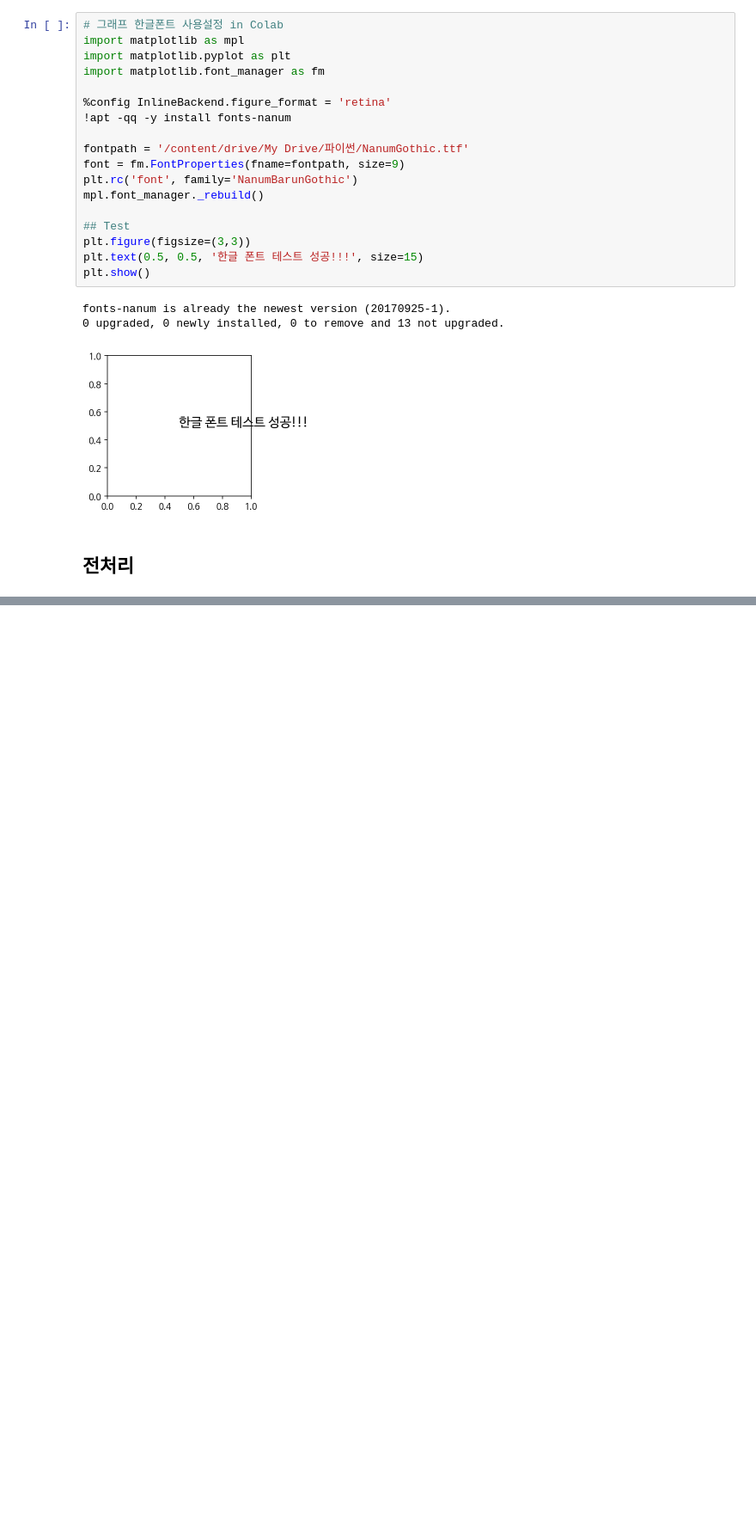
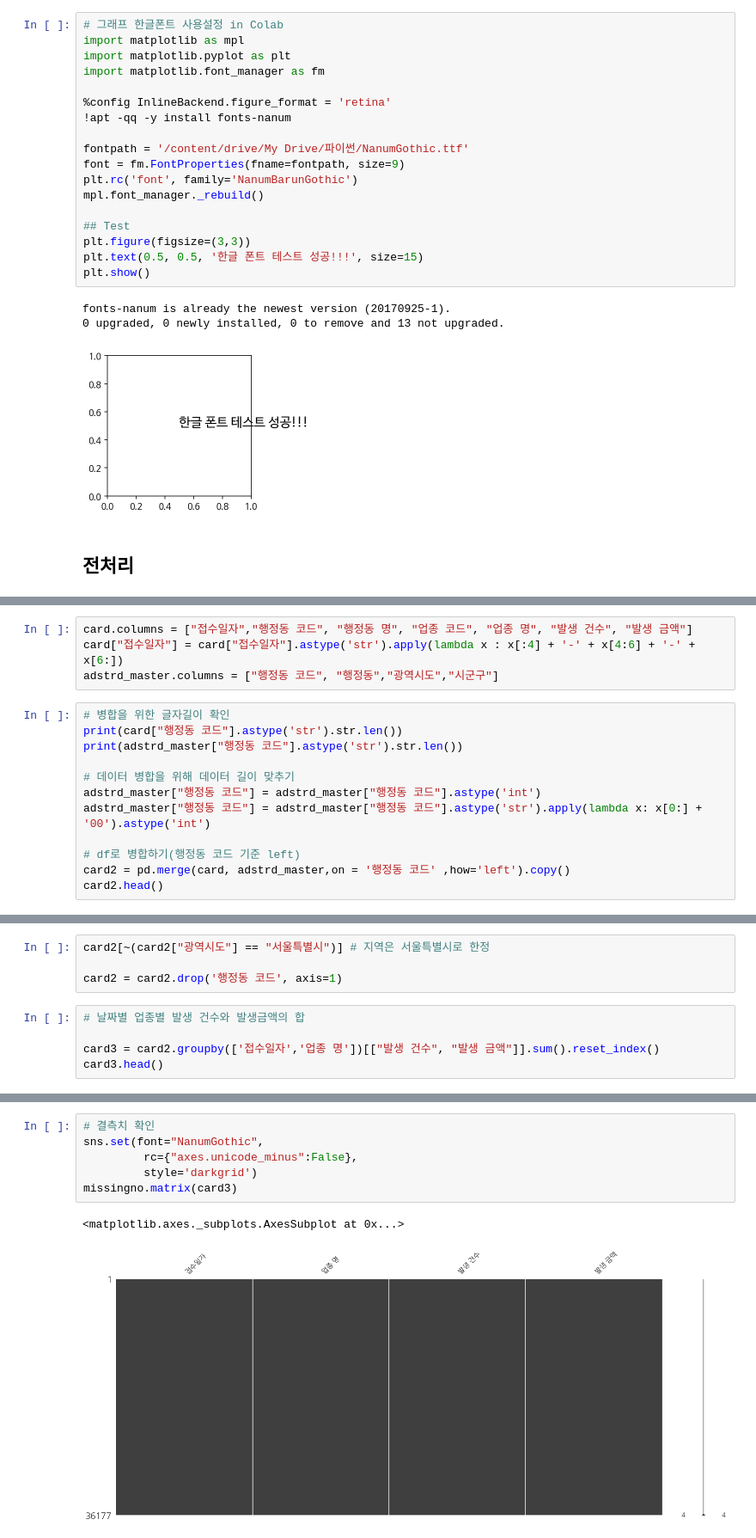
Before and after one commit to seonwoojh/Python_Tutorial, a Jupyter notebook: 코로나_데이터분석_연습.ipynb, the cells around one changed output, grey strips where cells are left out. Shown at 86% size. Saved outputs shown, nothing was run; the diff lists cells and outputs as text; blank space fills up the shorter version.

```diff
--- a/코로나_데이터분석_연습.ipynb
+++ b/코로나_데이터분석_연습.ipynb
@@ -154,0 +58,16 @@ sns.countplot(data=양천구_8, x="업종 명", order=양천구_8["업종 명"].
+# %%
+card.columns = ["접수일자","행정동 코드", "행정동 명", "업종 코드", "업종 명", "발생 건수", "발생 금액"]
+card["접수일자"] = card["접수일자"].astype('str').apply(lambda x : x[:4] + '-' + x[4:6] + '-' + x[6:])
+adstrd_master.columns = ["행정동 코드", "행정동","광역시도","시군구"]
+# %%
+# 병합을 위한 글자길이 확인
+print(card["행정동 코드"].astype('str').str.len())
+print(adstrd_master["행정동 코드"].astype('str').str.len())
+
+# 데이터 병합을 위해 데이터 길이 맞추기
+adstrd_master["행정동 코드"] = adstrd_master["행정동 코드"].astype('int')
+adstrd_master["행정동 코드"] = adstrd_master["행정동 코드"].astype('str').apply(lambda x: x[0:] + '00').astype('int')
+
+# df로 병합하기(행정동 코드 기준 left)
+card2 = pd.merge(card, adstrd_master,on = '행정동 코드' ,how='left').copy()
+card2.head()
@@ -154,0 +81,9 @@ sns.countplot(data=양천구_8, x="업종 명", order=양천구_8["업종 명"].
+# %%
+card2[~(card2["광역시도"] == "서울특별시")] # 지역은 서울특별시로 한정
+
+card2 = card2.drop('행정동 코드', axis=1)
+# %%
+# 날짜별 업종별 발생 건수와 발생금액의 합
+
+card3 = card2.groupby(['접수일자','업종 명'])[["발생 건수", "발생 금액"]].sum().reset_index()
+card3.head()
@@ -154,0 +97,9 @@ sns.countplot(data=양천구_8, x="업종 명", order=양천구_8["업종 명"].
+# %%
+# 결측치 확인
+sns.set(font="NanumGothic",
+         rc={"axes.unicode_minus":False},
+         style='darkgrid')
+missingno.matrix(card3)
+# %% [output]
+<matplotlib.axes._subplots.AxesSubplot at 0x...>
+[figure, added]
```
Also changed, not shown: parts of 25 cells of this notebook.
